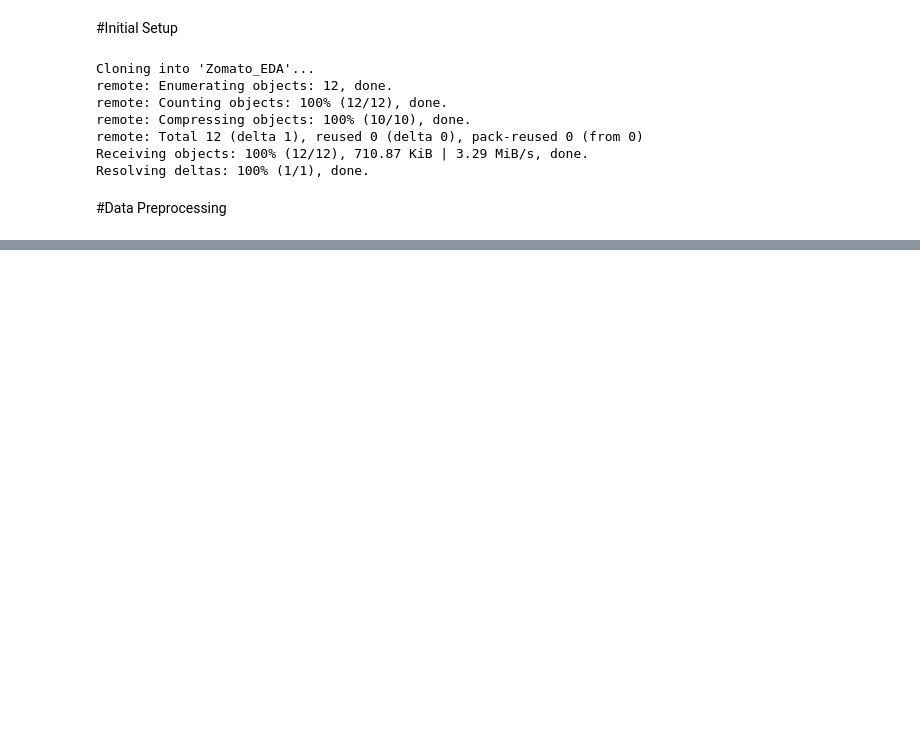
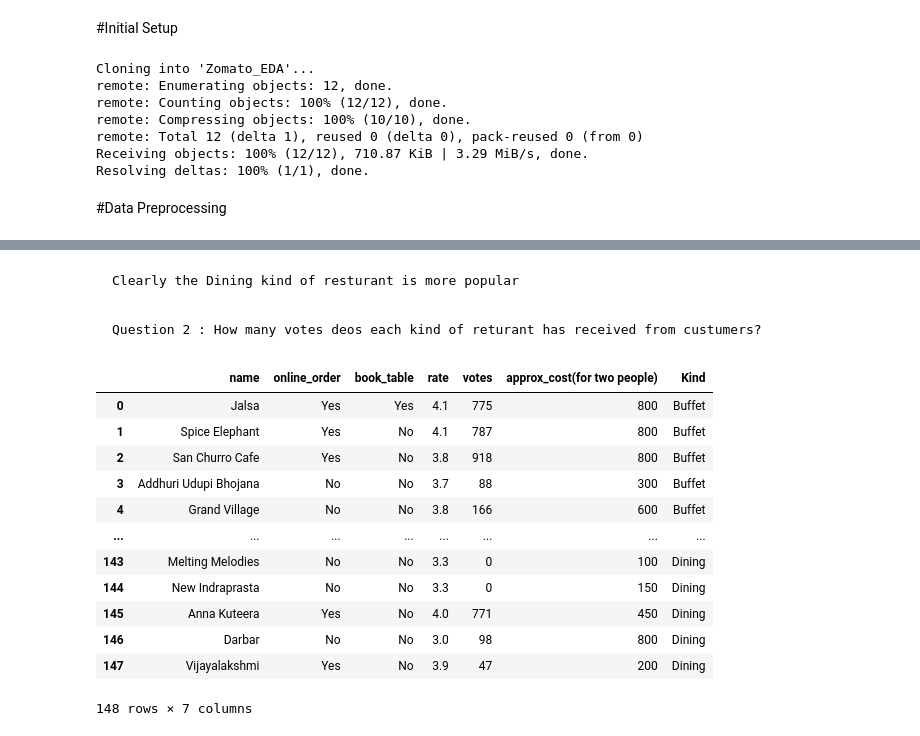
Before and after one commit to sike990/Zomato_EDA, a Jupyter notebook: Zomato_EDA.ipynb, the cells around one changed output, grey strips where cells are left out. Saved outputs shown, nothing was run; the diff lists cells and outputs as text; code cells hidden in the pictures; blank space fills up the shorter version.

````diff
--- a/Zomato_EDA.ipynb
+++ b/Zomato_EDA.ipynb
@@ -30,0 +77,28 @@ data.columns
+# %% [markdown]
+
+
+```
+Clearly the Dining kind of resturant is more popular
+```
+# %% [markdown]
+
+
+```
+Question 2 : How many votes deos each kind of returant has received from custumers?
+```
+# %%
+data
+# %% [output]
+|  | name | online_order | book_table | rate | votes | approx_cost(for two people) | Kind |
+| 0 | Jalsa | Yes | Yes | 4.1 | 775 | 800 | Buffet |
+| 1 | Spice Elephant | Yes | No | 4.1 | 787 | 800 | Buffet |
+| 2 | San Churro Cafe | Yes | No | 3.8 | 918 | 800 | Buffet |
+| 3 | Addhuri Udupi Bhojana | No | No | 3.7 | 88 | 300 | Buffet |
+| 4 | Grand Village | No | No | 3.8 | 166 | 600 | Buffet |
+| ... | ... | ... | ... | ... | ... | ... | ... |
+| 143 | Melting Melodies | No | No | 3.3 | 0 | 100 | Dining |
+| 144 | New Indraprasta | No | No | 3.3 | 0 | 150 | Dining |
+| 145 | Anna Kuteera | Yes | No | 4.0 | 771 | 450 | Dining |
+| 146 | Darbar | No | No | 3.0 | 98 | 800 | Dining |
+| 147 | Vijayalakshmi | Yes | No | 3.9 | 47 | 200 | Dining |
+148 rows × 7 columns
````
Also changed, not shown: parts of 8 cells of this notebook.
